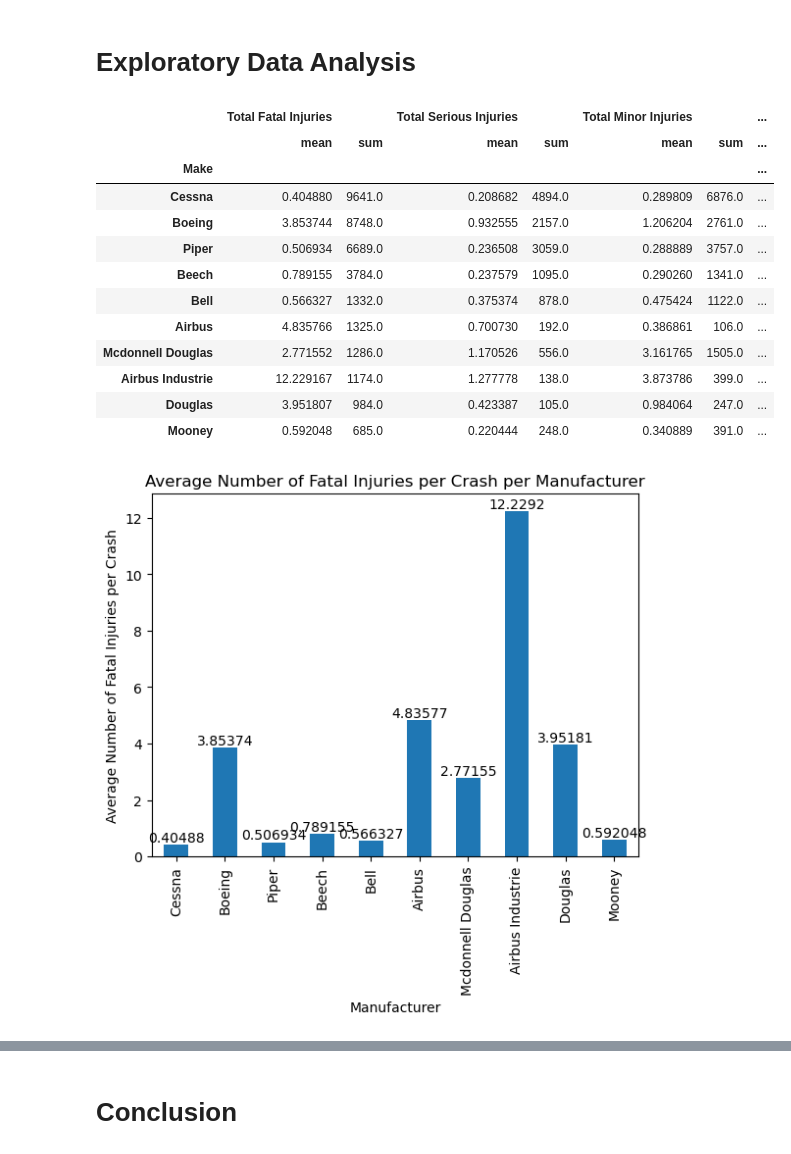
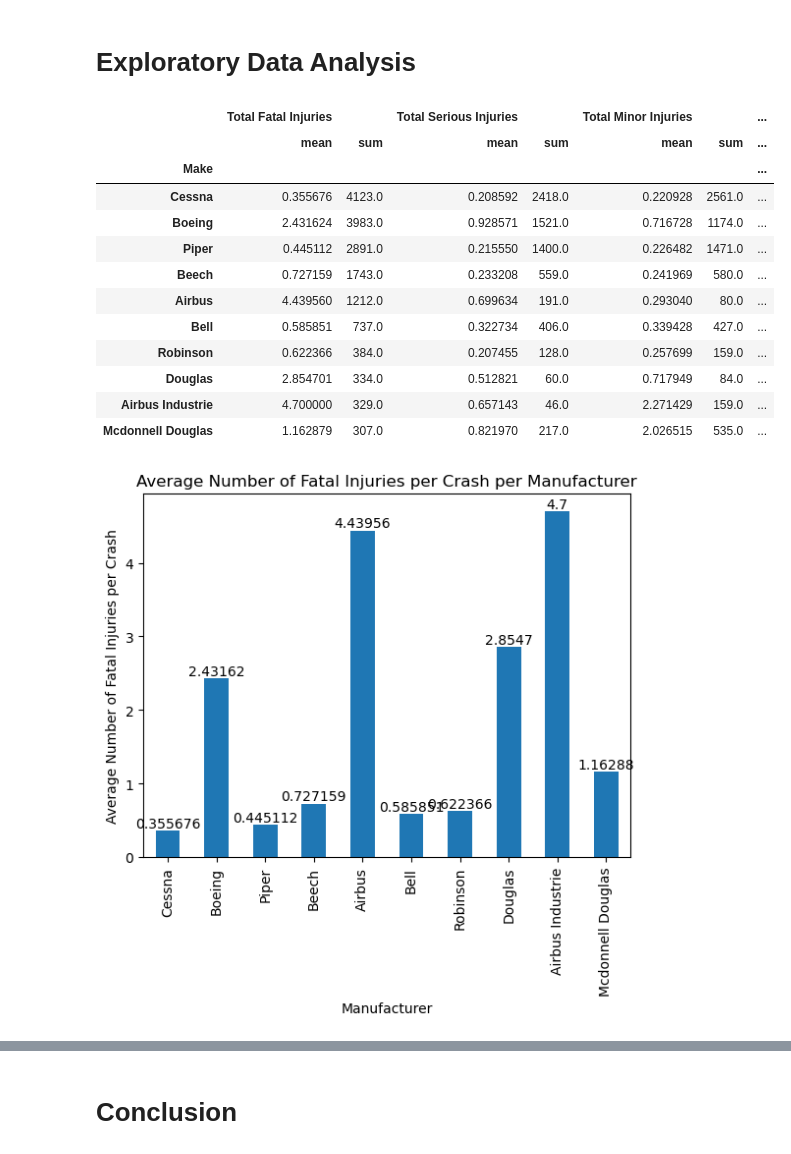
Before and after one commit to mkearns17/Aviation_Accidents_Project, a Jupyter notebook: Aviation_Phase1_Project.ipynb, the cells around one changed output, grey strips where cells are left out. Saved outputs shown, nothing was run; the diff lists cells and outputs as text; code cells hidden in the pictures.

```diff
--- a/Aviation_Phase1_Project.ipynb
+++ b/Aviation_Phase1_Project.ipynb
@@ -217,0 +218,7 @@ The number of injuries will be important to look at, however, there are approxim
+# %%
+#Convert Event Date to datetime object
+aviation_df['Event Date'] = pd.to_datetime(aviation_df['Event Date'])
+print(type(aviation_df['Event Date'][0]))
+
+recent_aviation_df = aviation_df[aviation_df['Event Date'] > '1993-01-01']
+recent_aviation_df.head()
@@ -217,0 +261,4 @@ The number of injuries will be important to look at, however, there are approxim
+# %%
+recent_aviation_df.dropna(axis = 0, subset = ['Total Fatal Injuries', 'Total Serious Injuries',\
+                                              'Total Minor Injuries', 'Total Uninjured'],\
+                                    inplace = True)
@@ -217,0 +290,3 @@ The number of injuries will be important to look at, however, there are approxim
+# %%
+recent_aviation_df['Make/Model'] = recent_aviation_df['Make'] + ' - ' + recent_aviation_df['Model']
+recent_aviation_df['Make/Model'].value_counts()[0:10]
@@ -219,24 +312,24 @@ The number of injuries will be important to look at, however, there are approxim
 # Exploratory Data Analysis
 # %%
 #Average Number of Fatal Injuries per Accident for Top Manufacturers
-injuries = aviation_df.groupby('Make')\
+injuries = recent_aviation_df.groupby('Make')\
             [['Total Fatal Injuries','Total Serious Injuries','Total Minor Injuries','Total Uninjured']].agg(['mean','sum'])
 top_injuries = injuries.sort_values(('Total Fatal Injuries','sum'), ascending = False)[0:10]
 top_injuries
 # %% [output]
 |  | Total Fatal Injuries |  | Total Serious Injuries |  | Total Minor Injuries |  | ... |
 |  | mean | sum | mean | sum | mean | sum | ... |
 | Make |  |  |  |  |  |  | ... |
-| Cessna | 0.404880 | 9641.0 | 0.208682 | 4894.0 | 0.289809 | 6876.0 | ... |
-| Boeing | 3.853744 | 8748.0 | 0.932555 | 2157.0 | 1.206204 | 2761.0 | ... |
-| Piper | 0.506934 | 6689.0 | 0.236508 | 3059.0 | 0.288889 | 3757.0 | ... |
-| Beech | 0.789155 | 3784.0 | 0.237579 | 1095.0 | 0.290260 | 1341.0 | ... |
-| Bell | 0.566327 | 1332.0 | 0.375374 | 878.0 | 0.475424 | 1122.0 | ... |
-| Airbus | 4.835766 | 1325.0 | 0.700730 | 192.0 | 0.386861 | 106.0 | ... |
-| Mcdonnell Douglas | 2.771552 | 1286.0 | 1.170526 | 556.0 | 3.161765 | 1505.0 | ... |
-| Airbus Industrie | 12.229167 | 1174.0 | 1.277778 | 138.0 | 3.873786 | 399.0 | ... |
-| Douglas | 3.951807 | 984.0 | 0.423387 | 105.0 | 0.984064 | 247.0 | ... |
-| Mooney | 0.592048 | 685.0 | 0.220444 | 248.0 | 0.340889 | 391.0 | ... |
+| Cessna | 0.355676 | 4123.0 | 0.208592 | 2418.0 | 0.220928 | 2561.0 | ... |
+| Boeing | 2.431624 | 3983.0 | 0.928571 | 1521.0 | 0.716728 | 1174.0 | ... |
+| Piper | 0.445112 | 2891.0 | 0.215550 | 1400.0 | 0.226482 | 1471.0 | ... |
+| Beech | 0.727159 | 1743.0 | 0.233208 | 559.0 | 0.241969 | 580.0 | ... |
+| Airbus | 4.439560 | 1212.0 | 0.699634 | 191.0 | 0.293040 | 80.0 | ... |
+| Bell | 0.585851 | 737.0 | 0.322734 | 406.0 | 0.339428 | 427.0 | ... |
+| Robinson | 0.622366 | 384.0 | 0.207455 | 128.0 | 0.257699 | 159.0 | ... |
+| Douglas | 2.854701 | 334.0 | 0.512821 | 60.0 | 0.717949 | 84.0 | ... |
+| Airbus Industrie | 4.700000 | 329.0 | 0.657143 | 46.0 | 2.271429 | 159.0 | ... |
+| Mcdonnell Douglas | 1.162879 | 307.0 | 0.821970 | 217.0 | 2.026515 | 535.0 | ... |
 # %%
 ax = top_injuries.plot.bar(y=('Total Fatal Injuries','mean'),\
                      legend = False,\
@@ -247,6 +340,6 @@ ax = top_injuries.plot.bar(y=('Total Fatal Injuries','mean'),\
 
 ax.bar_label(ax.containers[0]);
 # %% [output]
-[figure, old version]
+[figure, new version]
 # %%
 #Which Manufacturer has the most number of fatal crashes
```
Also changed, not shown: parts of 13 cells of this notebook.
